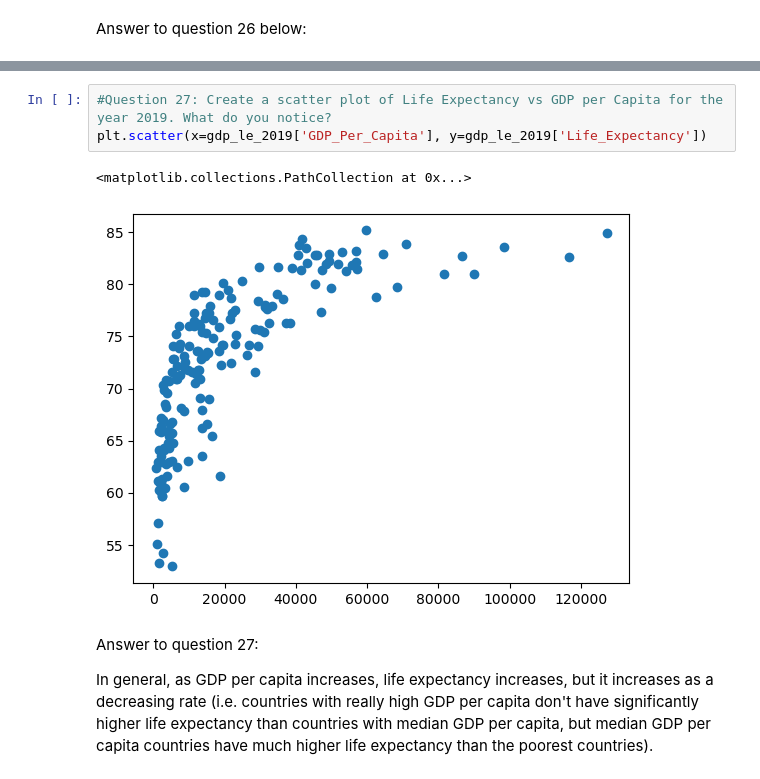
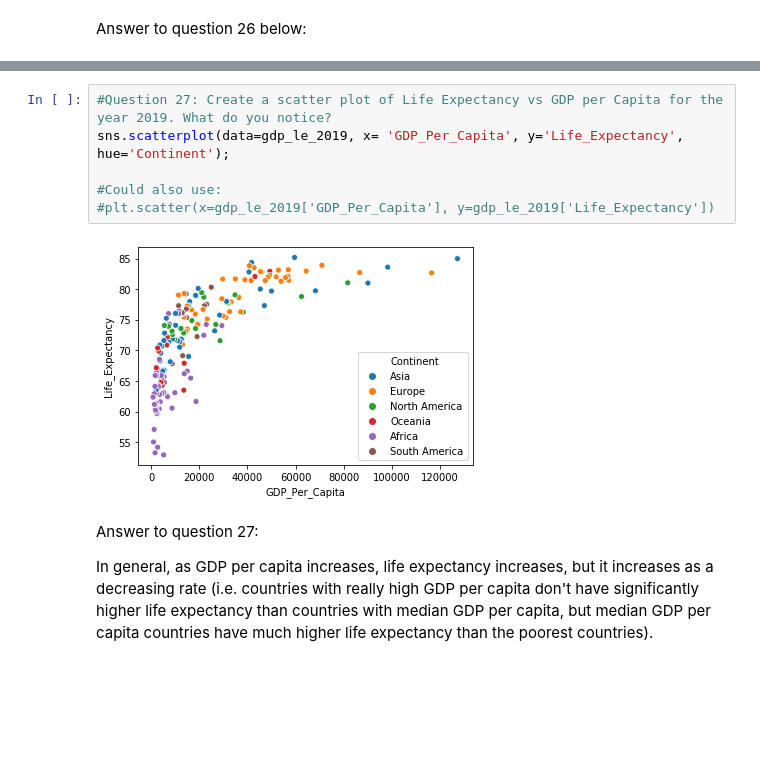
Before and after one commit to ballir27/un-exploration, a Jupyter notebook: Notebooks/UN_Data_Exploration.ipynb, the cells around one changed output, grey strips where cells are left out. Drawn from its saved outputs; the diff is of its cells as text; blank space fills up the shorter version.

```diff
--- a/Notebooks/UN_Data_Exploration.ipynb
+++ b/Notebooks/UN_Data_Exploration.ipynb
@@ -361,9 +364,11 @@ Name: Country, dtype: object
 # %%
 #Question 27: Create a scatter plot of Life Expectancy vs GDP per Capita for the year 2019. What do you notice?
-plt.scatter(x=gdp_le_2019['GDP_Per_Capita'], y=gdp_le_2019['Life_Expectancy'])
+sns.scatterplot(data=gdp_le_2019, x= 'GDP_Per_Capita', y='Life_Expectancy', hue='Continent');
+
+#Could also use:
+#plt.scatter(x=gdp_le_2019['GDP_Per_Capita'], y=gdp_le_2019['Life_Expectancy'])
 # %% [output]
-<matplotlib.collections.PathCollection at 0x...>
-[figure, old version]
+[figure, new version]
 # %% [markdown]
 Answer to question 27:
 
```
Also changed, not shown: parts of 8 cells of this notebook.
